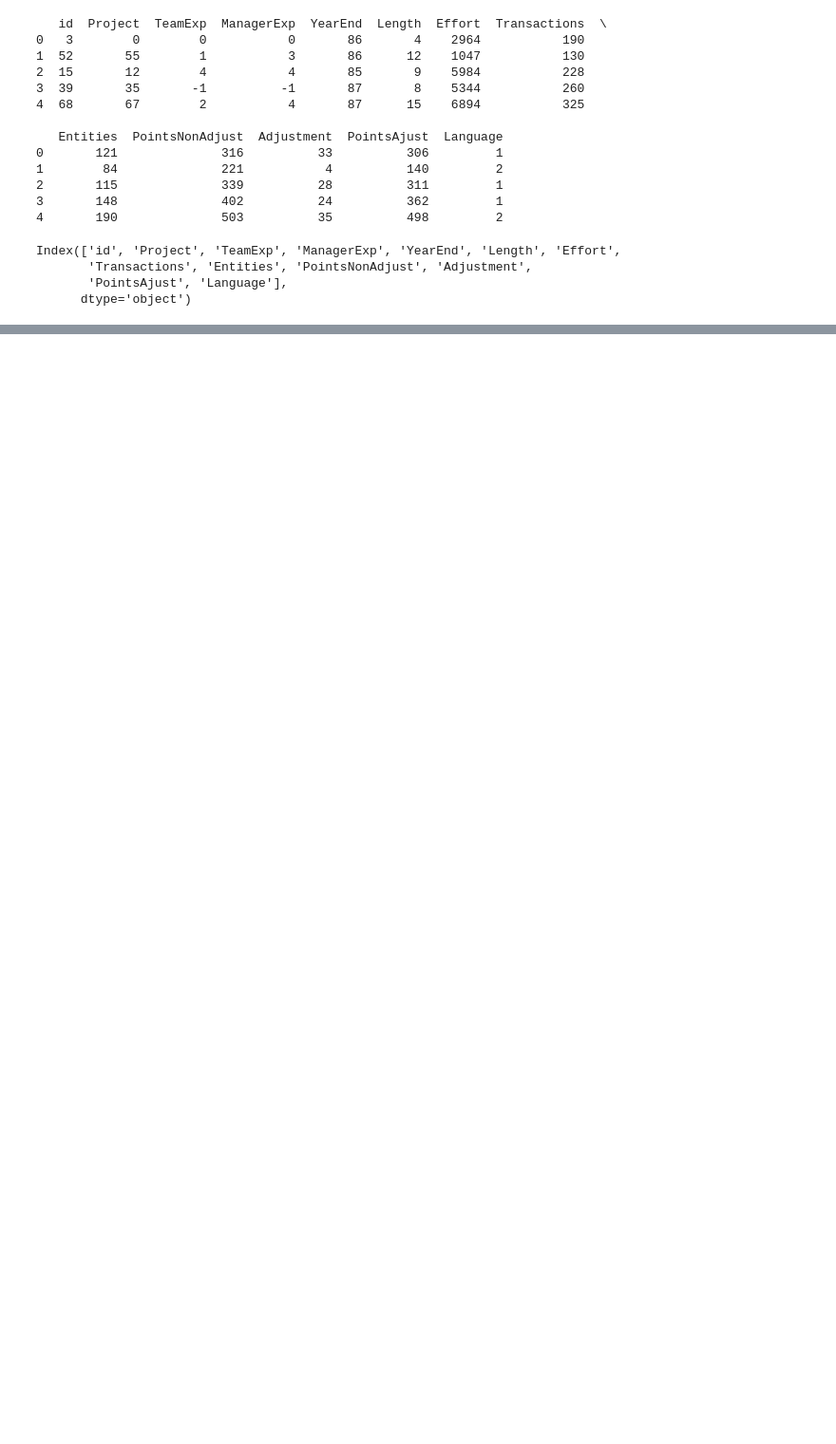
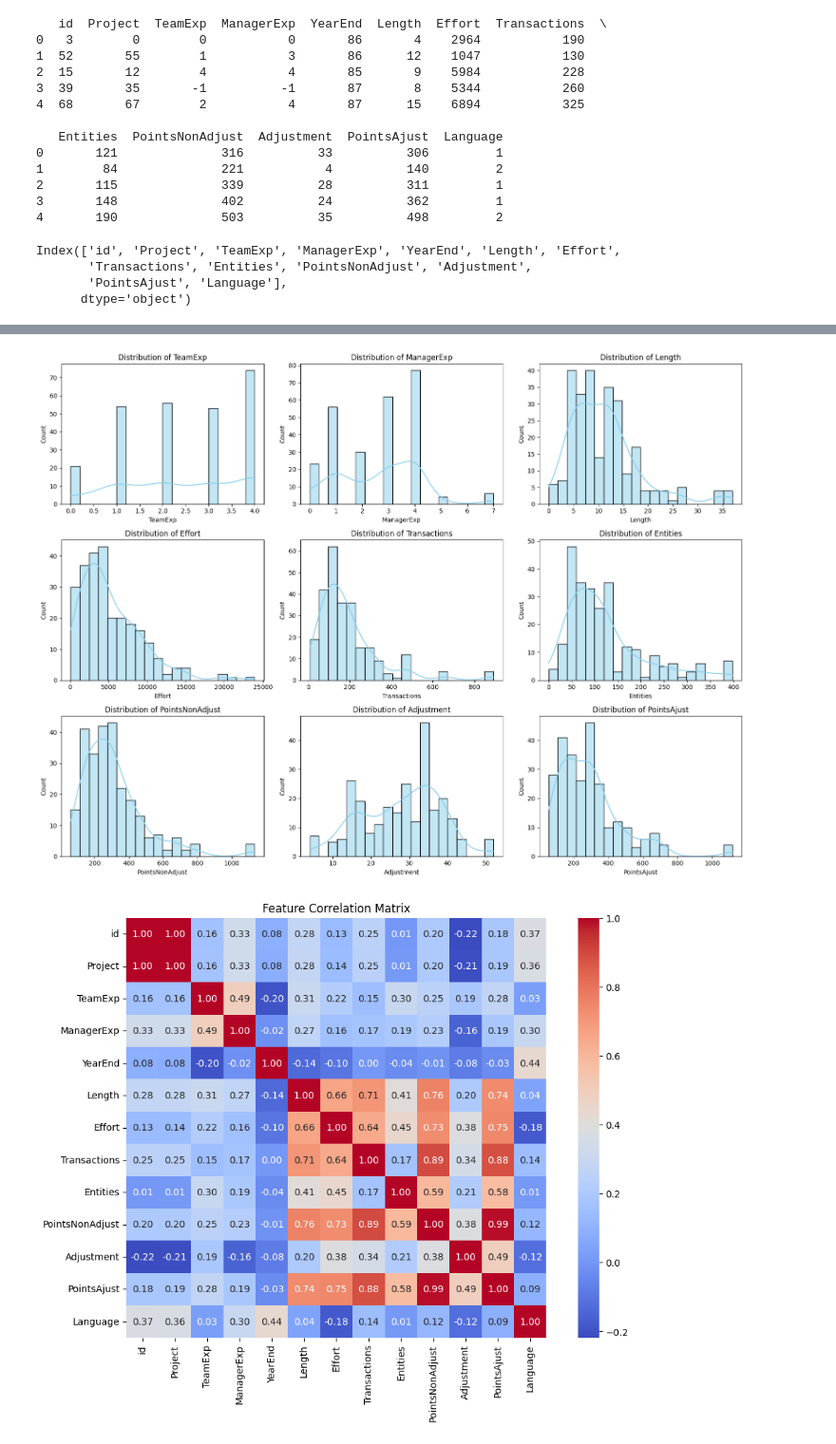
Before and after one commit to Shahbazi-Amir/SmartDevTime, a Jupyter notebook: smartdevtime_project_2.ipynb, the cells around one changed output, grey strips where cells are left out. Shown at 95% size. Drawn from its saved outputs; the diff is of its cells as text; code cells hidden in the pictures; blank space fills up the shorter version.

```diff
--- a/smartdevtime_project_2.ipynb
+++ b/smartdevtime_project_2.ipynb
@@ -28,0 +105,14 @@ Index(['id', 'Project', 'TeamExp', 'ManagerExp', 'YearEnd', 'Length', 'Effort',
+# %%
+# Step 1: Remove rows with -1 values in TeamExp or ManagerExp
+df_cleaned = df[(df['TeamExp'] != -1) & (df['ManagerExp'] != -1)]
+
+# Step 2: Remove rows with negative Effort
+df_cleaned = df_cleaned[df_cleaned['Effort'] >= 0]
+
+# Step 3: Print shape after cleaning
+print("Shape after cleaning:", df_cleaned.shape)
+
+# Step 4: Quick check to confirm no invalid values remain
+print("Remaining negatives in TeamExp:", (df_cleaned['TeamExp'] < 0).sum())
+print("Remaining negatives in ManagerExp:", (df_cleaned['ManagerExp'] < 0).sum())
+print("Remaining negatives in Effort:", (df_cleaned['Effort'] < 0).sum())
@@ -28,0 +124,31 @@ Index(['id', 'Project', 'TeamExp', 'ManagerExp', 'YearEnd', 'Length', 'Effort',
+# %%
+import matplotlib.pyplot as plt
+import seaborn as sns
+
+# Step 1: Plot distributions of numeric features
+numeric_cols = ['TeamExp', 'ManagerExp', 'Length', 'Effort',
+                'Transactions', 'Entities', 'PointsNonAdjust',
+                'Adjustment', 'PointsAjust']
+
+plt.figure(figsize=(16, 12))
+for i, col in enumerate(numeric_cols):
+    plt.subplot(3, 3, i+1)
+    sns.histplot(df_cleaned[col], kde=True, bins=20, color='skyblue')
+    plt.title(f'Distribution of {col}')
+plt.tight_layout()
+plt.show()
+
+# Step 2: Correlation heatmap
+plt.figure(figsize=(12, 8))
+sns.heatmap(df_cleaned.corr(), annot=True, cmap='coolwarm', fmt=".2f", square=True)
+plt.title("Feature Correlation Matrix")
+plt.show()
+
+# Step 3: Boxplot for Effort (to check outliers)
+plt.figure(figsize=(8, 6))
+sns.boxplot(x=df_cleaned['Effort'], color="lightcoral")
+plt.title("Boxplot of Effort")
+plt.show()
+# %% [output]
+[figure, added]
+[figure, added]
```
Also changed, not shown: parts of 5 cells of this notebook.
